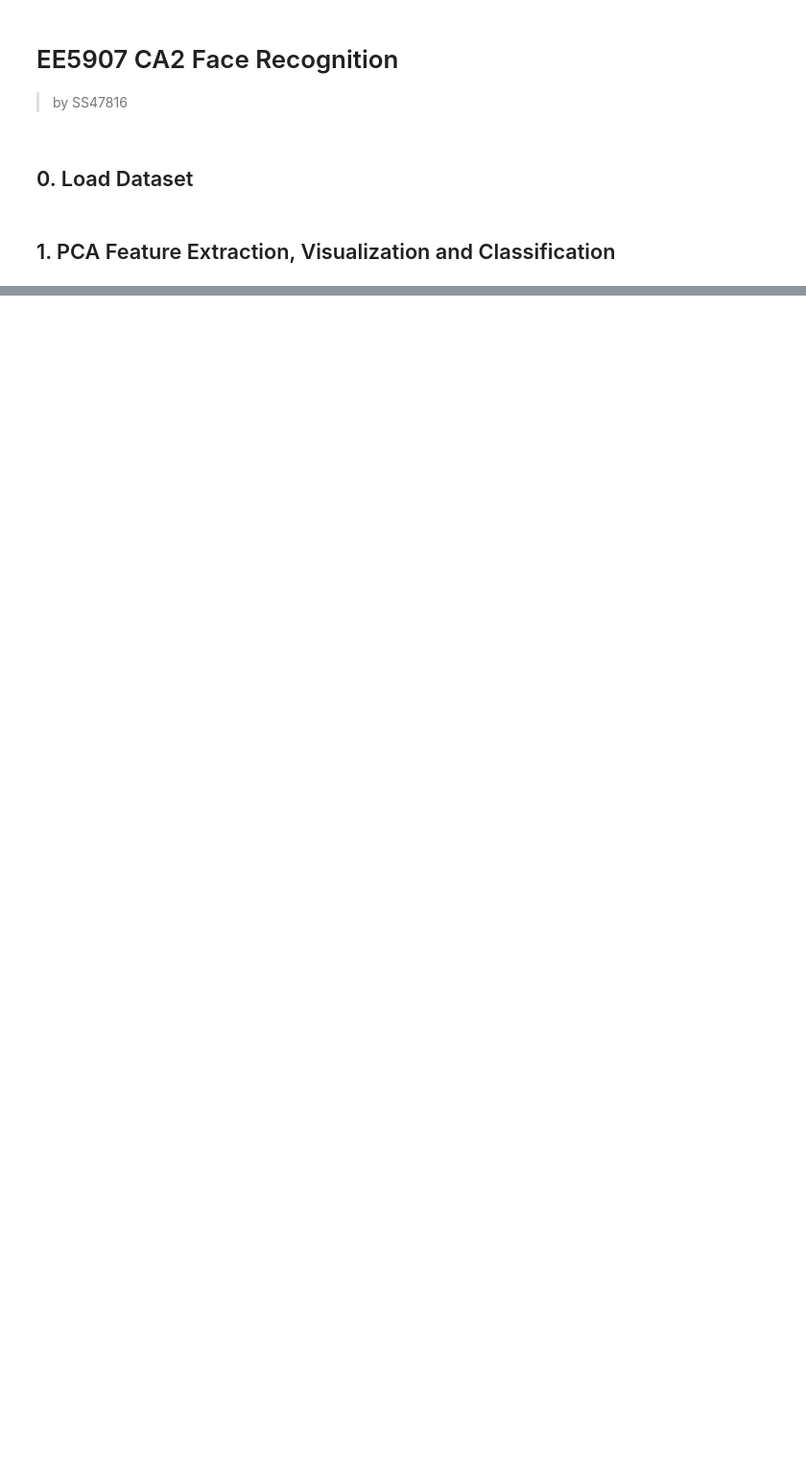
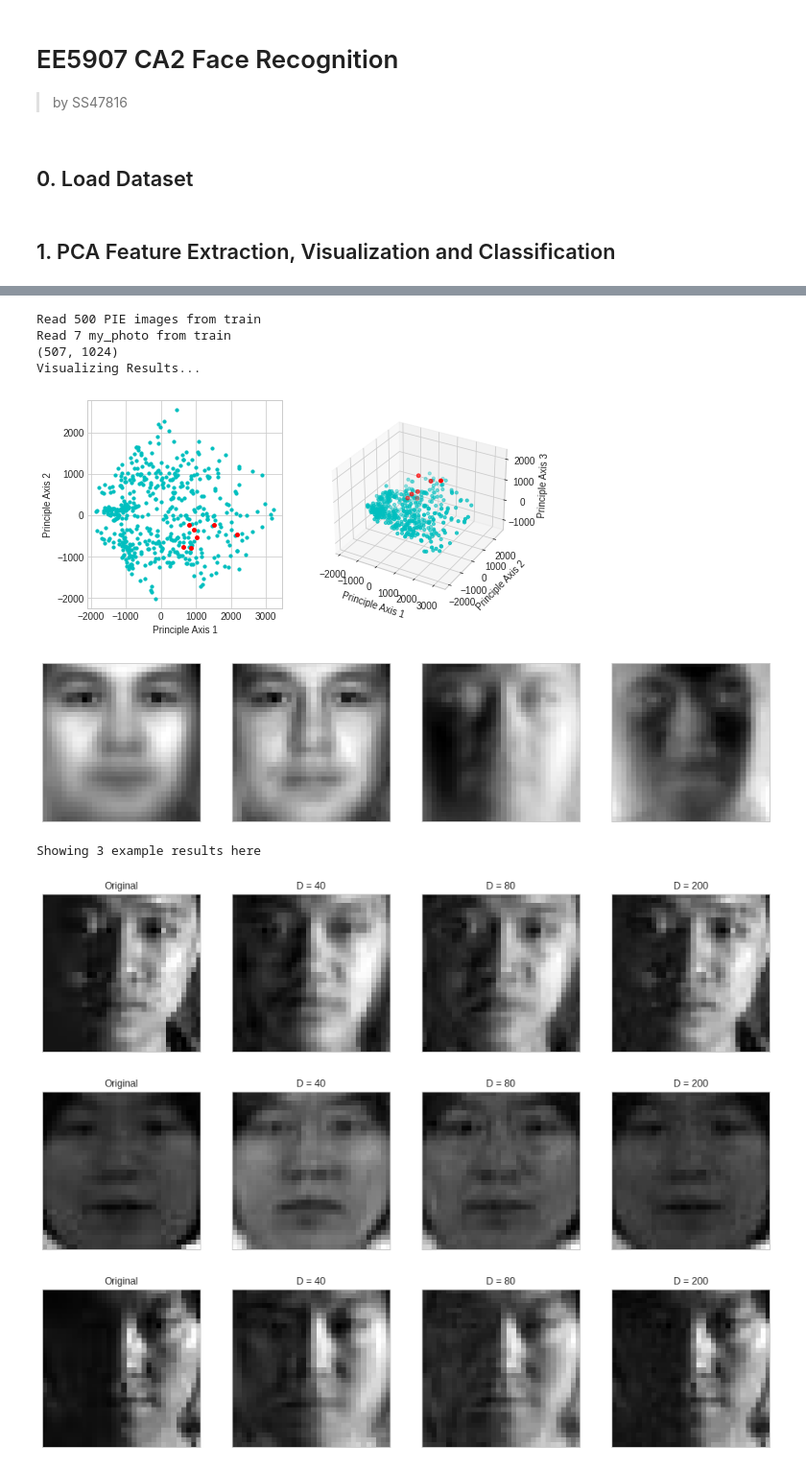
Before and after one commit to SS47816/face-recognition, a Jupyter notebook: face_recognition.ipynb, the cells around one changed output, grey strips where cells are left out. Shown at 96% size. Saved outputs shown, nothing was run; the diff lists cells and outputs as text; code cells hidden in the pictures; blank space fills up the shorter version.

```diff
--- a/face_recognition.ipynb
+++ b/face_recognition.ipynb
@@ -11,8 +11,21 @@ import cv2
 from sklearn.decomposition import PCA
 import matplotlib.pyplot as plt
 
-def readImageData(data_path, set='train', num_PIE_imgs=-1):
+def readImageData(data_path, set='train', num_PIE_imgs=-1) -> tuple:
+    """
+    Read the PIE dataset and my_photo dataset
 
+    Parameters
+    ---
+    `data_path`: `string`, path to the data folder
+    `set`: `string`, can be either `train` or `test`
+    `num_PIE_imgs`: `int`, number of PIE images to sample
+
+    Returns
+    ---
+    `selected_PIE_imgs`: `np.ndarray`, a tensor made of vertically stacked selected PIE img vectors
+    `my_imgs`: `np.ndarray`, a tensor made of vertically stacked selected my_photo img vectors
+    """
     # List all subjects in set
     set_path = os.path.join(data_path, set)
     subject_paths = os.listdir(set_path)
@@ -39,7 +52,7 @@ def readImageData(data_path, set='train', num_PIE_imgs=-1):
     print('Read %d PIE images from %s' % (len(selected_PIE_imgs), set))
     print('Read %d my_photo from %s' % (len(my_imgs), set))
 
-    return selected_PIE_imgs, my_imgs
+    return np.vstack(selected_PIE_imgs), np.vstack(my_imgs)
 # %% [markdown]
 ## 1. PCA Feature Extraction, Visualization and Classification
 # %%
@@ -146,0 +157,35 @@ Finished PCA Processing
+# %%
+# Display Settings
+show_pca_result = True      # If we want to plot the PCA results
+show_num_samples = 3        # Number of example results to display after done, `0` for no output
+
+# Set destination paths
+data_path = 'data/'
+
+# Read 500 images from the train set
+PIE_train, MY_train = readImageData(data_path, set='train', num_PIE_imgs=500)
+
+# Stack all image vectors together forming X_train set
+X_train = np.vstack((PIE_train, MY_train))
+img_shape = np.array([np.sqrt(X_train.shape[1]), np.sqrt(X_train.shape[1])], dtype=int)
+print(X_train.shape)
+
+# Apply PCA on 3D (which also included 2D) and visualize results
+getPCA3Results(X_train, PIE_train, MY_train, img_shape, show_plot=show_pca_result)
+
+# Apply PCA on 40, 80, 200 dimensions and show the reconstructed images
+dimensions = [40, 80, 200]
+reconstructImgsPCAs(X_train, dimensions, img_shape, show_samples=show_num_samples)
+
+print('Finished PCA Processing')
+# %% [output]
+Read 500 PIE images from train
+Read 7 my_photo from train
+(507, 1024)
+Visualizing Results...
+[figure, added]
+[figure, added]
+Showing 3 example results here
+[figure, added]
+[figure, added]
+[figure, added]
```
Also changed, not shown: parts of 3 cells of this notebook, 1 other file.
